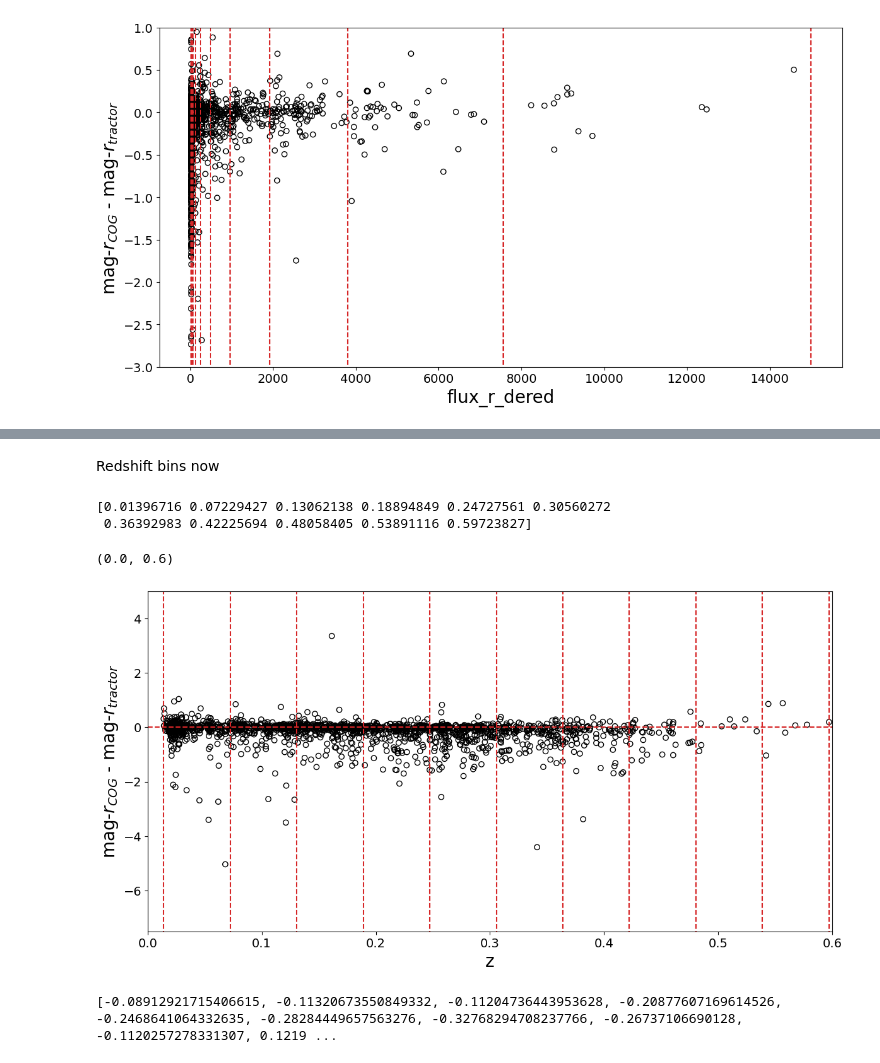
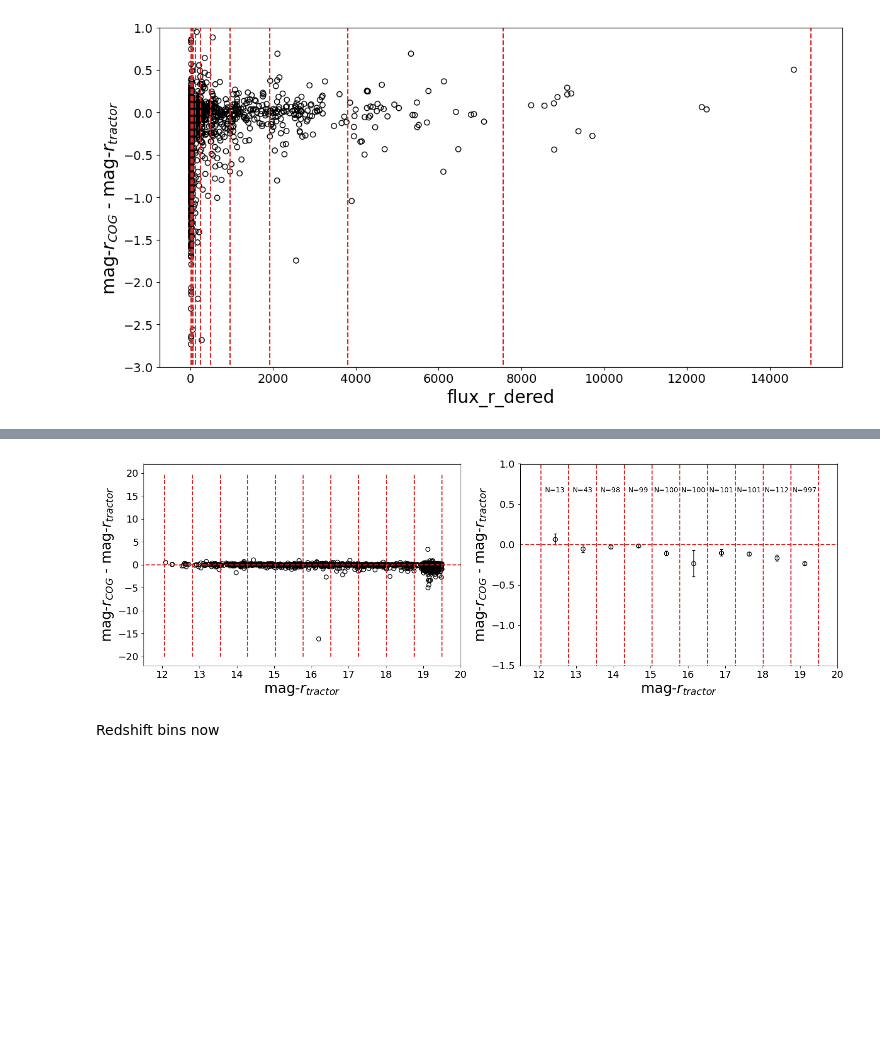
Before and after one commit to mattkwiecien/legacyhalos, a Jupyter notebook: science/sv3/sv3_mag_subsample_comparison.ipynb, the cells around one changed output, grey strips where cells are left out. Drawn from its saved outputs; the diff is of its cells as text; code cells hidden in the pictures; blank space fills up the shorter version.

Commit message:
Tidying up the analysis notebook so we can make more residual figures.

```diff
--- a/science/sv3/sv3_mag_subsample_comparison.ipynb
+++ b/science/sv3/sv3_mag_subsample_comparison.ipynb
@@ -210,9 +93,0 @@ plt.xlim(11.5, 20)
-# %%
-# IDs for that low streak
-mask = delta_mag_r < -2.5
-dmgr = delta_mag_r[mask].flatten()
-t_ids = target_id[mask].flatten()
-fluxes = flux_r_dered[mask].flatten()
-cogr = cog_mag_r[mask].flatten()
-tractr = tractor_mag_r[mask].flatten()
-print(list(zip(t_ids, fluxes, dmgr, cogr, tractr)))
@@ -221,20 +93,0 @@ print(list(zip(t_ids, fluxes, dmgr, cogr, tractr)))
-# %%
-from scipy.stats import sem
-mag_r = flux_to_mag(flux_r_dered)
-
-mean = []
-std = []
-mid_pt = []
-binned_sample = []
-stdem = []
-for i in range(len(mag_bins)-1):
-    this_bin_low = mag_r > mag_bins[i]
-    this_bin_max = mag_r <= mag_bins[i+1]
-
-    mask = np.all([this_bin_low.flatten(), this_bin_max.flatten()], axis=0)
-    this_bin = delta_mag_r[mask]
-    binned_sample.append(this_bin)
-    mean.append(np.mean(this_bin))
-    std.append(np.std(this_bin))
-    stdem.append(sem(this_bin))
-    mid_pt.append((mag_bins[i+1]+  mag_bins[i])/2)
@@ -267,27 +133,15 @@ for i in range(len(binned_sample)):
+# %%
+fig, (ax1, ax2) = plt.subplots(1, 2, figsize=(15,5))
+
+plot_data_and_sem(ax1, ax2, delta_mag_r, r_mag, mag_bins)
+
+ax1.set_xlabel(r'mag-$r_{tractor}$', fontsize=20)
+ax1.set_xlim(11.5, 20)
+ax2.set_xlabel(r'mag-$r_{tractor}$', fontsize=20)
+ax2.set_xlim(11.5, 20)
+
+fig.tight_layout()
+# %% [output]
+[figure, added]
 # %% [markdown]
 Redshift bins now
-# %%
-z_min = min(z)
-z_max = max(z)
-
-z_bins = np.linspace(z_min, z_max, 11).flatten()
-print(z_bins)
-# %% [output]
-[0.01396716 0.07229427 0.13062138 0.18894849 0.24727561 0.30560272
- 0.36392983 0.42225694 0.48058405 0.53891116 0.59723827]
-# %%
-import matplotlib.pyplot as plt
-plt.figure(figsize=(14,7))
-
-plt.scatter(z, delta_mag_r, marker='o', lw=1, facecolor='none', edgecolor='k')
-plt.hlines(0, 0, 100, ls='dashed', color='tab:red')
-plt.vlines(z_bins, -10, 10, ls='dashed', color='tab:red')
-plt.xlabel('z', fontsize=20)
-plt.ylabel(r'mag-$r_{COG}$ - mag-$r_{tractor}$', fontsize=20)
-plt.xticks(fontsize=14)
-plt.yticks(fontsize=14)
-plt.ylim(-7.5,5)
-plt.xlim(0, .6)
-# %% [output]
-(0.0, 0.6)
-[figure, removed]
@@ -311,4 +147,0 @@ for i in range(len(z_bins)-1):
-# %%
-print(mean2, std2, mid_pt2)
-# %% [output]
-[-0.08912921715406615, -0.11320673550849332, -0.11204736443953628, -0.20877607169614526, -0.2468641064332635, -0.28284449657563276, -0.32768294708237766, -0.26737106690128, -0.1120257278331307, 0.1219 ...
```
Also changed, not shown: parts of 27 cells of this notebook.
